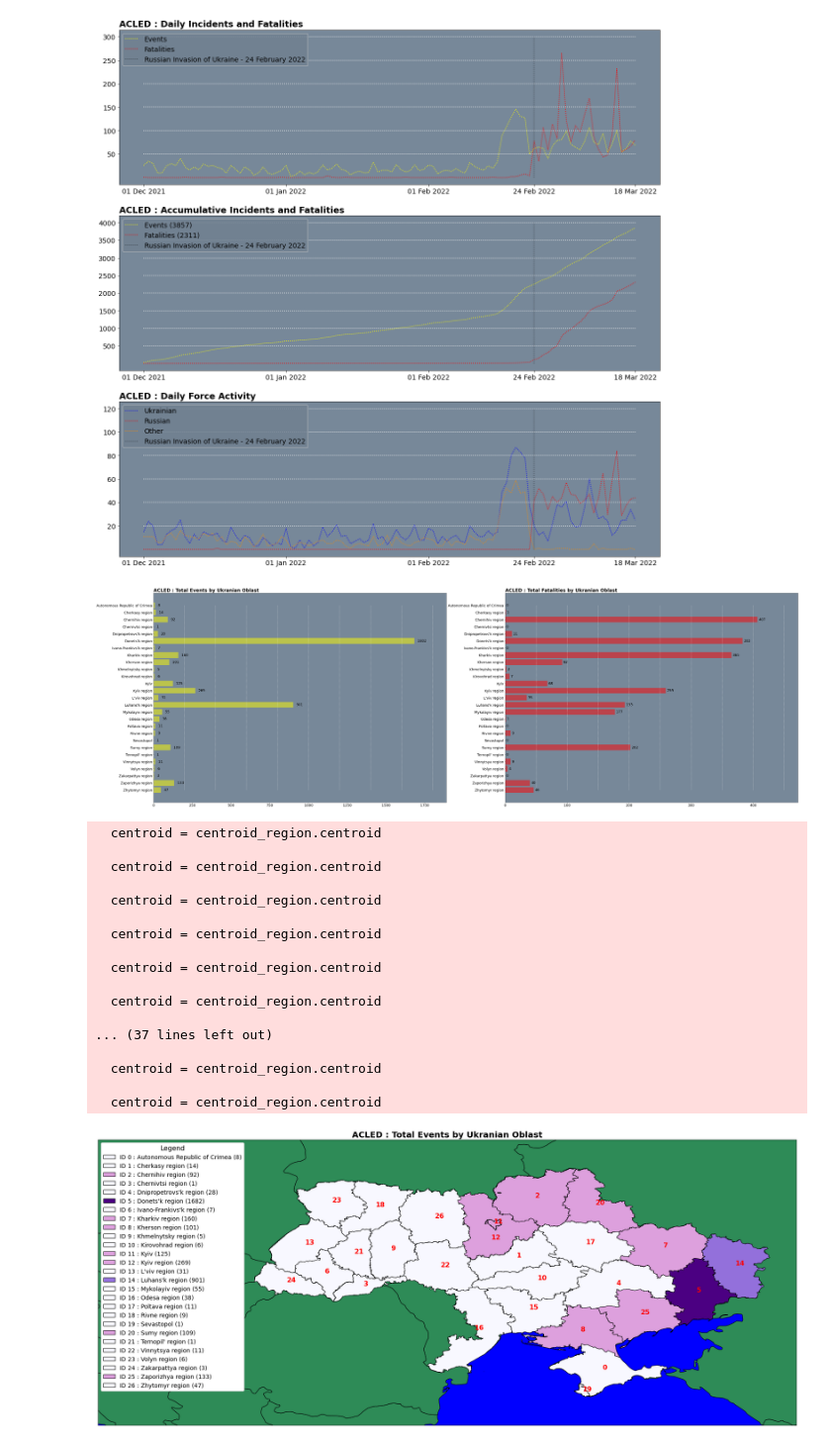
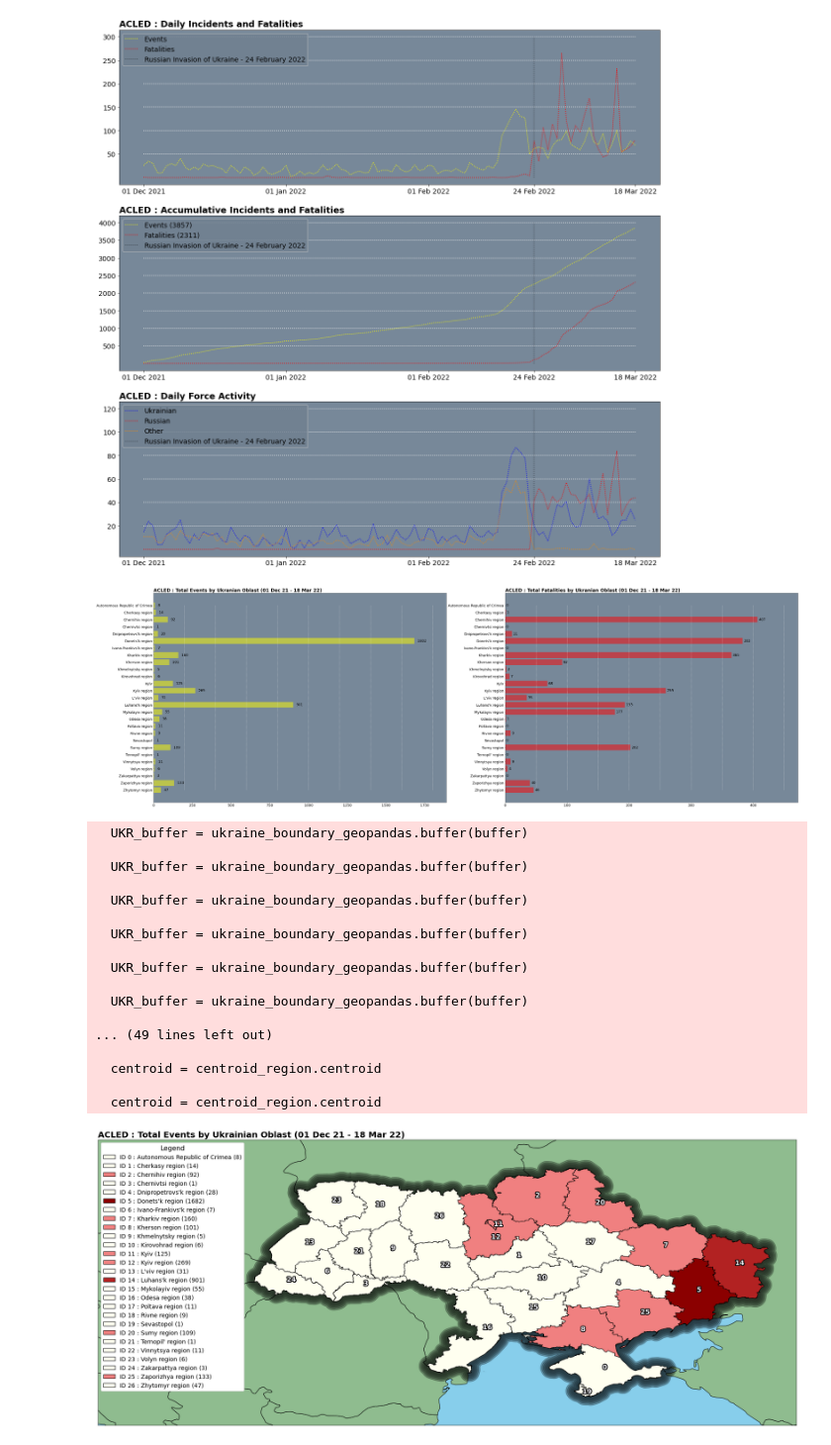
Before and after one commit to BW-GIS-Developer/EGM722-ACLED-Analysis, a Jupyter notebook: Python Code/EGM722_ACLED_Analysis.ipynb, the cells around one changed output. Shown at 99% size. Cells and saved outputs as stored; diff of their text form; code cells hidden in the pictures.

```diff
--- a/Python Code/EGM722_ACLED_Analysis.ipynb
+++ b/Python Code/EGM722_ACLED_Analysis.ipynb
@@ -350,12 +351,12 @@ axis_list = [axis_4, axis_5]
 oblast_statistics = oblast_statistics.sort_values(by="Region", ascending=False)
 
 # Set titles
-axis_4.set_title("ACLED : Total Events by Ukranian Oblast",
+axis_4.set_title("ACLED : Total Events by Ukranian Oblast (01 Dec 21 - 18 Mar 22)",
                  fontsize=24,
                  loc="left",
                  weight="bold")
 
-axis_5.set_title("ACLED : Total Fatalities by Ukranian Oblast",
+axis_5.set_title("ACLED : Total Fatalities by Ukranian Oblast (01 Dec 21 - 18 Mar 22)",
                  fontsize=24,
                  loc="left",
                  weight="bold")
@@ -380,7 +381,7 @@ for index, value in enumerate(oblast_statistics["count"]):
 for index, value in enumerate(oblast_statistics["fatalities"]):
     axis_5.text(value + 2, index, str(value), color="k", fontsize=18, va="center")
 # %% [output]
-[figure, old version]
+[figure, new version]
 # %%
 map_oblasts = plt.figure(figsize=(30,15))
 
@@ -388,20 +389,28 @@ map_crs = ccrs.Mercator()
 
 map_ax = plt.axes(projection=map_crs)
 
-map_ax.set_title("ACLED : Total Events by Ukranian Oblast",
+map_ax.set_title("ACLED : Total Events by Ukrainian Oblast (01 Dec 21 - 18 Mar 22)",
                  fontsize=20,
-                 weight="bold")
+                 weight="bold",
+                 loc="left")
 
-UKR_outline = ShapelyFeature(ukraine_boundary_geopandas["geometry"], map_crs, edgecolor='k', facecolor='yellow')
-GLB_outline = ShapelyFeature(global_boundary_geopandas["geometry"], map_crs, edgecolor='k', facecolor='seagreen')
-
-colour_ramp = ["ghostwhite", "plum", "mediumpurple", "indigo"]
+#colour_ramp = ["ghostwhite", "plum", "mediumpurple", "indigo"]
+colour_ramp = ["ivory", "lightcoral", "firebrick", "darkred"]
 
 xmin, ymin, xmax, ymax = ukraine_boundary_geopandas.total_bounds
 
-map_ax.set_facecolor("blue")
+map_ax.set_facecolor("skyblue")
+
+GLB_outline = ShapelyFeature(global_boundary_geopandas["geometry"], map_crs, edgecolor='k', facecolor='darkseagreen')
 
 map_ax.add_feature(GLB_outline)
+
+buffers = [0.05, 0.1, 0.15, 0.2, 0.25, 0.3]
+
+for buffer in buffers:
+    UKR_buffer = ukraine_boundary_geopandas.buffer(buffer)
+    UKR_buffer = ShapelyFeature(UKR_buffer, map_crs, edgecolor='k', facecolor='black', alpha=buffer)
+    map_ax.add_feature(UKR_buffer)
 
 legend_handle = []
 
@@ -418,47 +427,51 @@ for index, region in oblast_statistics["Region"].iteritems():
     colour = colour_ramp[int(jenks) - 1]
 
     oblast_feature = ShapelyFeature(
         geom,
         map_crs,
         edgecolor="k",
         facecolor=colour
     )
 
     centroid_region = ukraine_oblast_geopandas["geometry"][ukraine_oblast_geopandas["Region"] == region]
 
     centroid = centroid_region.centroid
 
     map_ax.add_feature(oblast_feature)
 
     if index == 12:
-        map_ax.text(centroid.x, centroid.y - 0.4, index, fontsize=16, weight="bold", transform=map_crs, color="r")
+        map_ax.text(centroid.x, centroid.y - 0.4, index, fontsize=16, weight="bold", transform=map_crs, color="ghostwhite", path_effects=[pe.withStroke(linewidth=4, foreground="k")])
+    elif index == 11 or index == 19:
+        map_ax.text(centroid.x, centroid.y - 0.1, index, fontsize=16, weight="bold", transform=map_crs, color="ghostwhite", path_effects=[pe.withStroke(linewidth=4, foreground="k")])
+    elif index == 16:
+        map_ax.text(centroid.x + 0.3, centroid.y, index, fontsize=16, weight="bold", transform=map_crs, color="ghostwhite", path_effects=[pe.withStroke(linewidth=4, foreground="k")])
     else:
-        map_ax.text(centroid.x, centroid.y, index, fontsize=16, weight="bold", transform=map_crs, color="r")
+        map_ax.text(centroid.x, centroid.y, index, fontsize=16, weight="bold", transform=map_crs, color="ghostwhite", path_effects=[pe.withStroke(linewidth=4, foreground="k")])
 
     legend_handle.append(mpatch.Rectangle((0, 0), 1, 1, facecolor=colour, edgecolor="k"))
 
     legend_lable.append("ID {} : {} ({})".format(index, region, oblast_statistics["count"][oblast_statistics["Region"] == region][index]))
 
 map_ax.legend(legend_handle, legend_lable, title="Legend", loc="upper left", framealpha=1, fontsize=14, title_fontsize=16)
 
 map_ax.set_extent([xmin - 5.5, xmax + 1, ymin - 1, ymax + 1], crs=map_crs)
 # %% [output]
-  centroid = centroid_region.centroid
+  UKR_buffer = ukraine_boundary_geopandas.buffer(buffer)
+
+  UKR_buffer = ukraine_boundary_geopandas.buffer(buffer)
+
+  UKR_buffer = ukraine_boundary_geopandas.buffer(buffer)
+
+  UKR_buffer = ukraine_boundary_geopandas.buffer(buffer)
+
+  UKR_buffer = ukraine_boundary_geopandas.buffer(buffer)
+
+  UKR_buffer = ukraine_boundary_geopandas.buffer(buffer)
+
+... (49 lines left out)
 
   centroid = centroid_region.centroid
 
   centroid = centroid_region.centroid
-
-  centroid = centroid_region.centroid
-
-  centroid = centroid_region.centroid
-
-  centroid = centroid_region.centroid
-
-... (37 lines left out)
-
-  centroid = centroid_region.centroid
-
-  centroid = centroid_region.centroid
-[figure, old version]
+[figure, new version]
 # %%
```
Also changed, not shown: parts of 3 cells of this notebook, 1 other file.
